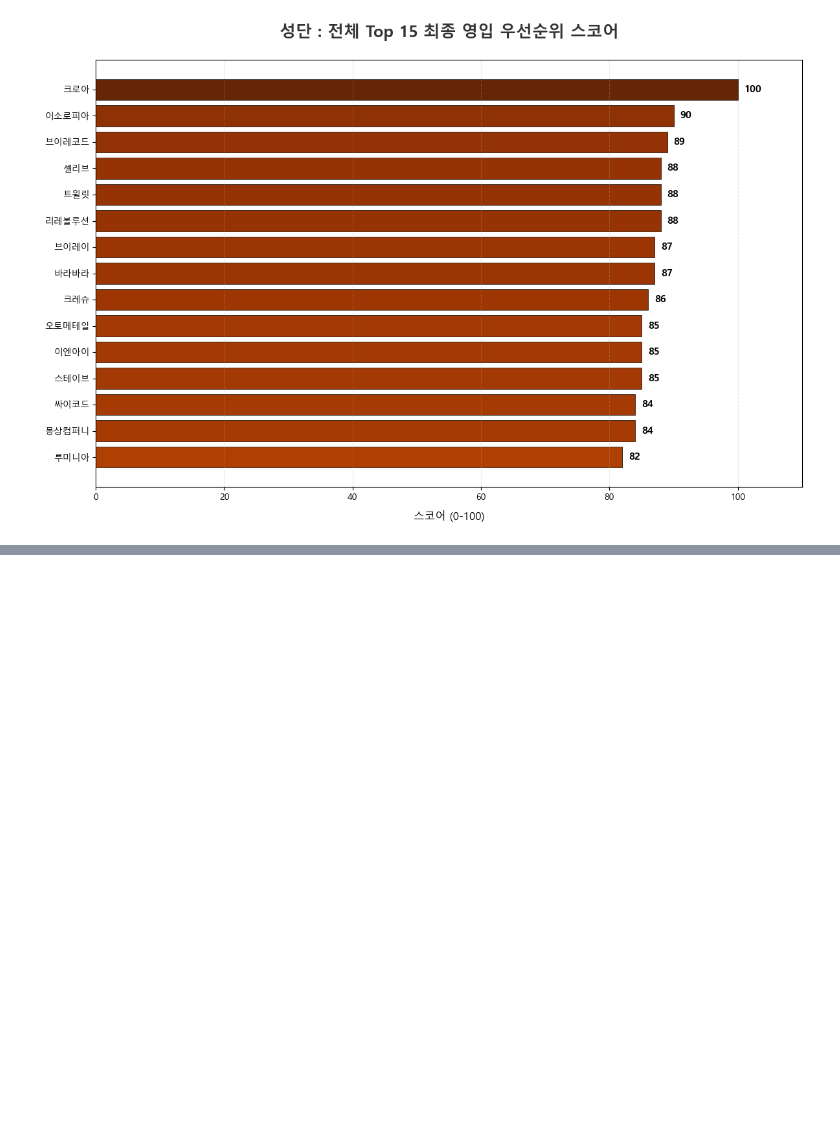
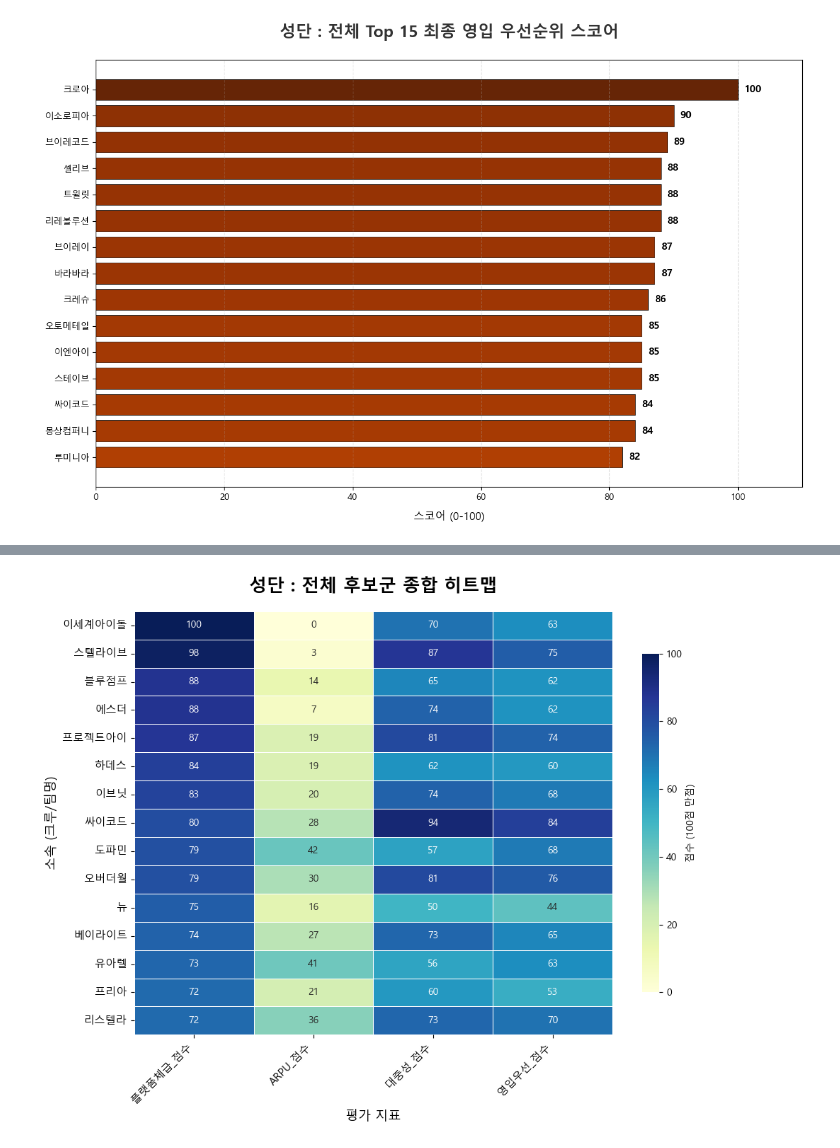
Before and after one commit to LeeSeungBok404/sparta17_data11_final_project, a Jupyter notebook: notebooks/OHC/idol2.ipynb, the cells around one changed output, grey strips where cells are left out. Drawn from its saved outputs; the diff is of its cells as text; code cells hidden in the pictures; blank space fills up the shorter version.

```diff
--- a/notebooks/OHC/idol2.ipynb
+++ b/notebooks/OHC/idol2.ipynb
@@ -775,0 +810,41 @@ draw_chart(grouped_df.nlargest(15, '영입우선_점수'), '영입우선_점수'
+# %%
+import matplotlib.pyplot as plt
+import seaborn as sns
+
+# 1. 폰트 설정 (산사 선샌니 윈도우 환경이시면 맑은 고딕!)
+plt.rcParams['font.family'] = 'Malgun Gothic'
+plt.rcParams['axes.unicode_minus'] = False
+
+# 2. 시각화할 핵심 점수 컬럼들 (실제 데이터프레임 컬럼명에 딱 맞췄습니다!)
+score_cols = ['플랫폼체급_점수', 'ARPU_점수', '대중성_점수', '영입우선_점수']
+
+# 3. 영입우선_점수 기준으로 내림차순 정렬 후 상위 15팀만 딱 자르기!
+df_top15 = grouped_df.sort_values(by='플랫폼체급_점수', ascending=False).head(15)
+
+# 소속을 인덱스로 설정해서 히트맵 y축으로 만듭니다.
+df_heatmap_top15 = df_top15.set_index('소속')[score_cols]
+
+# 4. 히트맵 그리기
+plt.figure(figsize=(10, 8))
+
+sns.heatmap(
+    df_heatmap_top15,
+    annot=True,       # 각 칸에 점수 숫자 표시
+    fmt=".0f",        # 소수점 없이 깔끔하게!
+    cmap="YlGnBu",    # 시원한 색상 테마 (YlGnBu가 제일 깔끔해요!)
+    linewidths=.5,    # 칸마다 구분선 긋기
+    cbar_kws={"shrink": .8, "label": "점수 (100점 만점)"}
+)
+
+# 5. 그래프 꾸미기
+plt.title("성단 : 전체 후보군 종합 히트맵", fontsize=18, pad=20, fontweight='bold')
+plt.ylabel("소속 (크루/팀명)", fontsize=13)
+plt.xlabel("평가 지표", fontsize=13)
+plt.xticks(rotation=45, ha='right', fontsize=11)
+plt.yticks(fontsize=11)
+
+# 여백 깔끔하게 정리 후 출력
+plt.tight_layout()
+plt.show()
+# %% [output]
+[figure, added]
```
Also changed, not shown: parts of 1 cell of this notebook.
